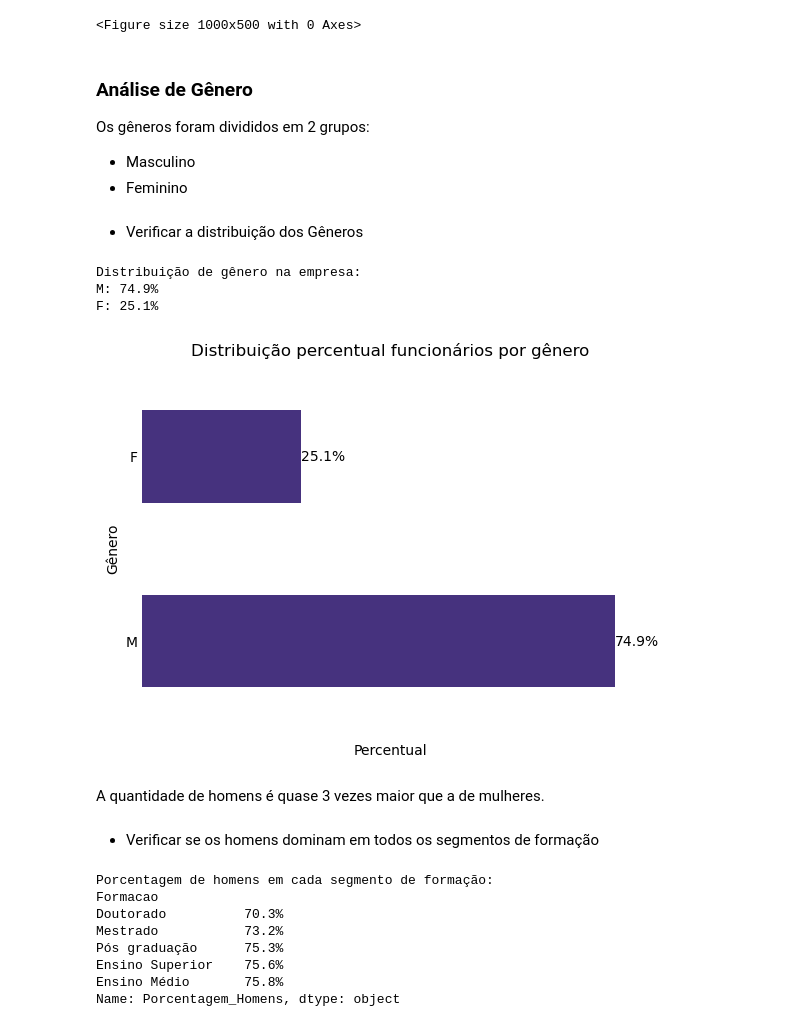
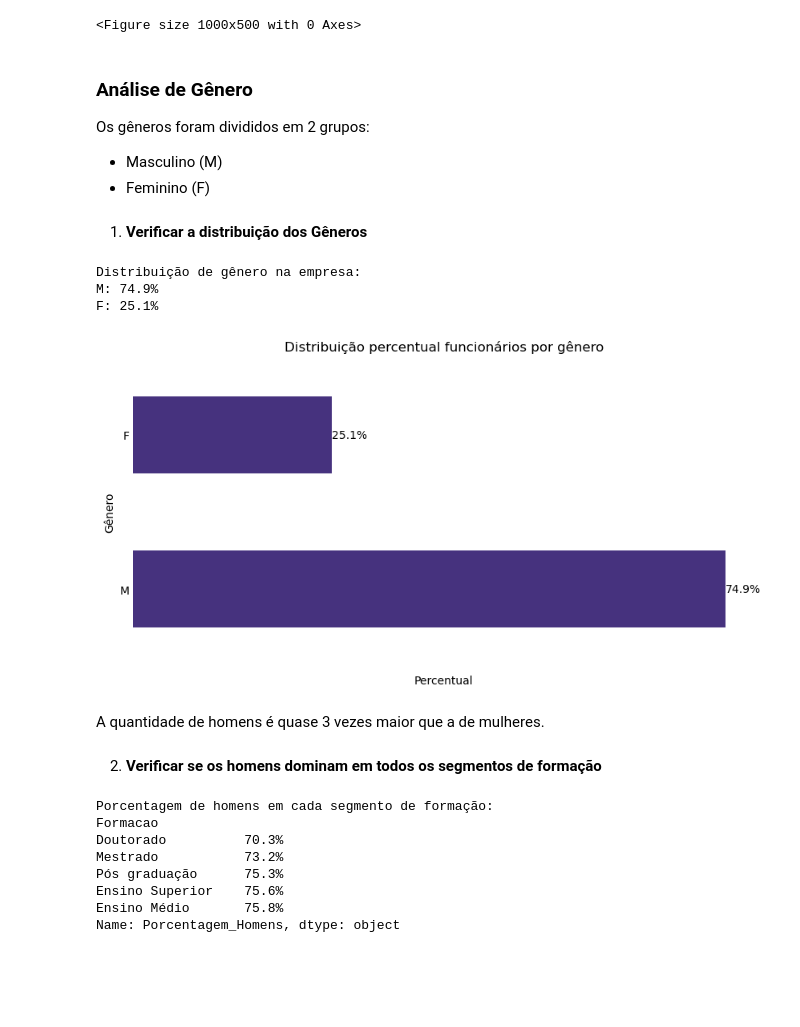
Before and after one commit to pedrolustosab/AdaHack-Dados, a Jupyter notebook: Análise Exploratória.ipynb, the cells around one changed output. Saved outputs shown, nothing was run; the diff lists cells and outputs as text; code cells hidden in the pictures; blank space fills up the shorter version.

```diff
--- a/Análise Exploratória.ipynb
+++ b/Análise Exploratória.ipynb
@@ -165,10 +165,10 @@ plt.figure(figsize=(10, 5))
 # %% [markdown]
 ### Análise de Gênero
 Os gêneros foram divididos em 2 grupos:
-- Masculino
-- Feminino
+- Masculino (M)
+- Feminino (F)
 # %% [markdown]
-- Verificar a distribuição dos Gêneros
+1. **Verificar a distribuição dos Gêneros**
 # %%
 # Calcular a porcentagem de funcionários de cada gênero
 genero_distribuicao = df['Genero'].value_counts(normalize=True) * 100
@@ -182,39 +182,45 @@ Distribuição de gênero na empresa:
 M: 74.9%
 F: 25.1%
 # %%
+# Definir a paleta de cores Viridian
+sns.set_palette("viridis")
+
+# Criar a figura com o tamanho especificado
+plt.figure(figsize=(10, 5))
+
 # Plotar o gráfico de barras horizontais
 bars = genero_distribuicao.plot(kind='barh')
 
 # Adicionar as etiquetas com os valores de porcentagem em cada barra
 for bar in bars.patches:
     # Obter as coordenadas x e y da barra
     x = bar.get_width()
     y = bar.get_y() + bar.get_height() / 2
 
     # Formatar a porcentagem
     label = '{:.1f}%'.format(x)
 
     # Adicionar o texto na barra
     plt.text(x, y, label, ha='left', va='center')
 
 
 plt.box(False) # removendo as bordas
 plt.xticks([])
 plt.tick_params(axis='y', length= 0) # removendo o tick (-) do eixo y
 
 # Adicionar título e rótulos dos eixos
 plt.title('Distribuição percentual funcionários por gênero')
 plt.xlabel('Percentual')
 plt.ylabel('Gênero')
 
 # Exibir o gráfico
 plt.show()
 # %% [output]
-[figure, old version]
+[figure, new version]
 # %% [markdown]
 A quantidade de homens é quase 3 vezes maior que a de mulheres.
 # %% [markdown]
-- Verificar se os homens dominam em todos os segmentos de formação
+2. **Verificar se os homens dominam em todos os segmentos de formação**
 # %%
 # Agrupando os dados por segmento de formação e gênero e contando o número de ocorrências
 segmento_genero = df.groupby(['Formacao', 'Genero']).size().unstack(fill_value=0)
```
Also changed, not shown: parts of 4 cells of this notebook.
